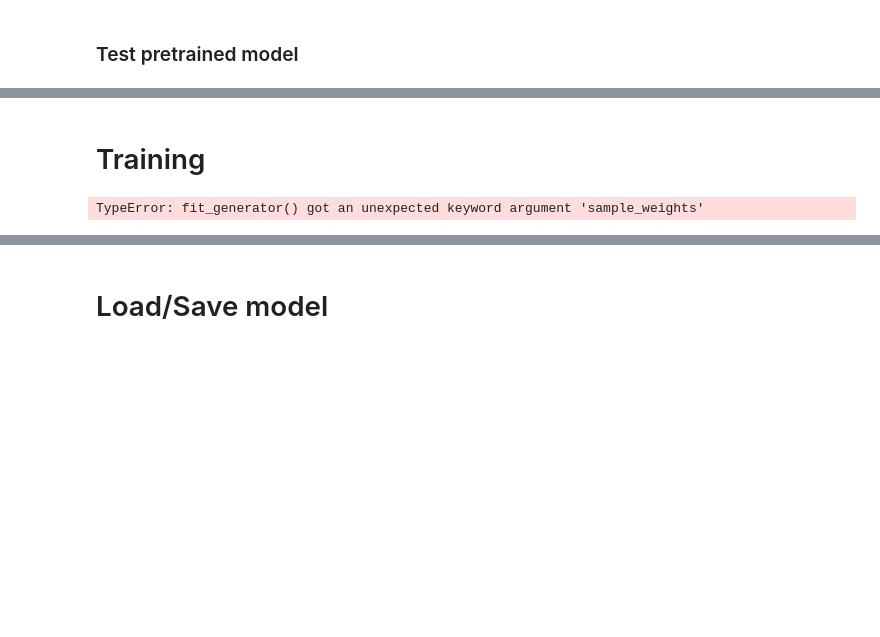
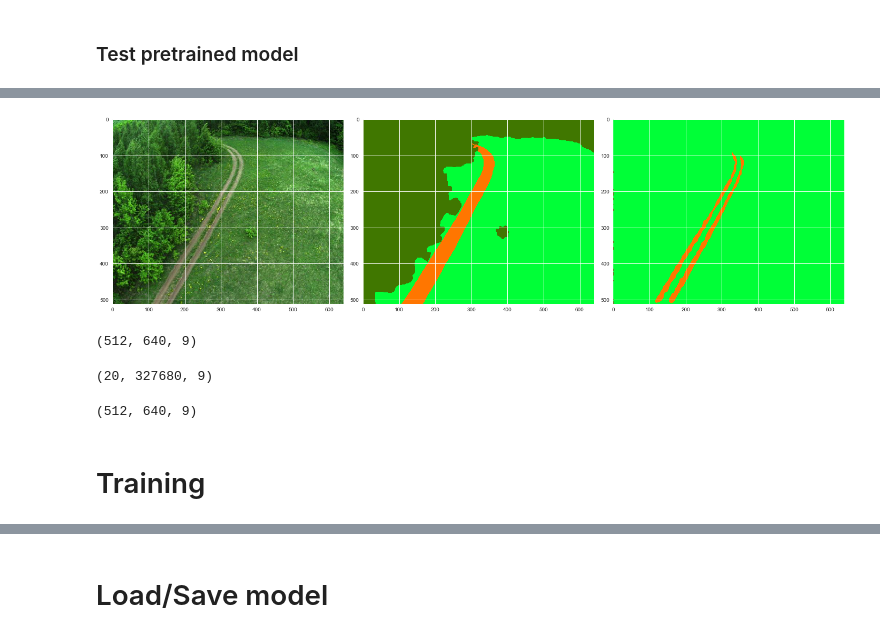
Before and after one commit to vladostan/copterutils, a Jupyter notebook: seg/pipeline_1.ipynb, the cells around one changed output, grey strips where cells are left out. Saved outputs shown, nothing was run; the diff lists cells and outputs as text; code cells hidden in the pictures; blank space fills up the shorter version.

```diff
--- a/seg/pipeline_1.ipynb
+++ b/seg/pipeline_1.ipynb
@@ -349,12 +481,27 @@ Test accuracy: 0.419451296888
+# %%
+fig, axes = plt.subplots(nrows=1, ncols=3)
+fig.set_size_inches(20,10)
+
+for i in range (20):
+
+    axes[0].imshow(x_test[i])
+    axes[1].imshow(colorize(temp[i].reshape((y_test[0].shape[0], y_test[0].shape[1])), colors = np.array(rgb_colors)))
+    axes[2].imshow(colorize(temp_pred[i].reshape((y_test[0].shape[0], y_test[0].shape[1])), colors = np.array(rgb_colors)))
+    fig.tight_layout()
+    fig.savefig('img{}'.format(i))
+# %% [output]
+[figure, added]
+# %%
+y_test_flat[0].reshape(y_test[0].shape).shape
+# %% [output]
+(512, 640, 9)
+# %%
+y_test_flat.shape
+# %% [output]
+(20, 327680, 9)
+# %%
+y_test_flat[0].reshape(y_test[0].shape).shape
+# %% [output]
+(512, 640, 9)
 # %% [markdown]
 # Training
-# %%
-history = model.fit_generator(
-    generator=train_generator,
-    steps_per_epoch=nb_train_samples // batch_size,
-    epochs=epochs,
-    sample_weights = class_weights,
-    verbose = 1
-)
-# %% [output]
-TypeError: fit_generator() got an unexpected keyword argument 'sample_weights'
```
Also changed, not shown: parts of 36 cells of this notebook, 22 other files.
